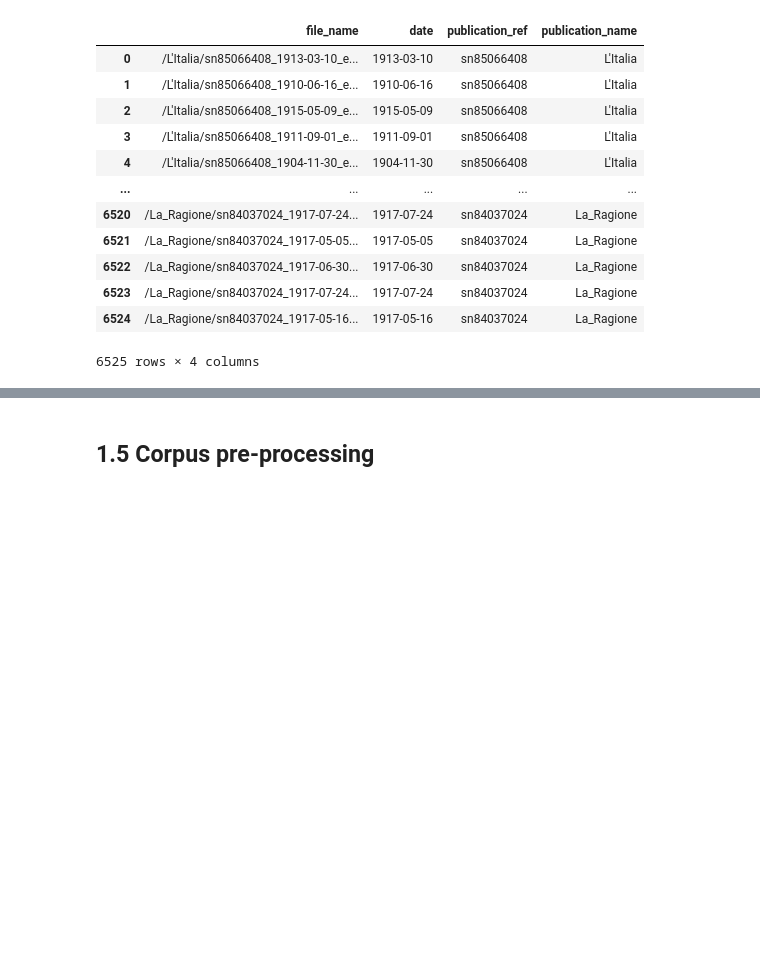
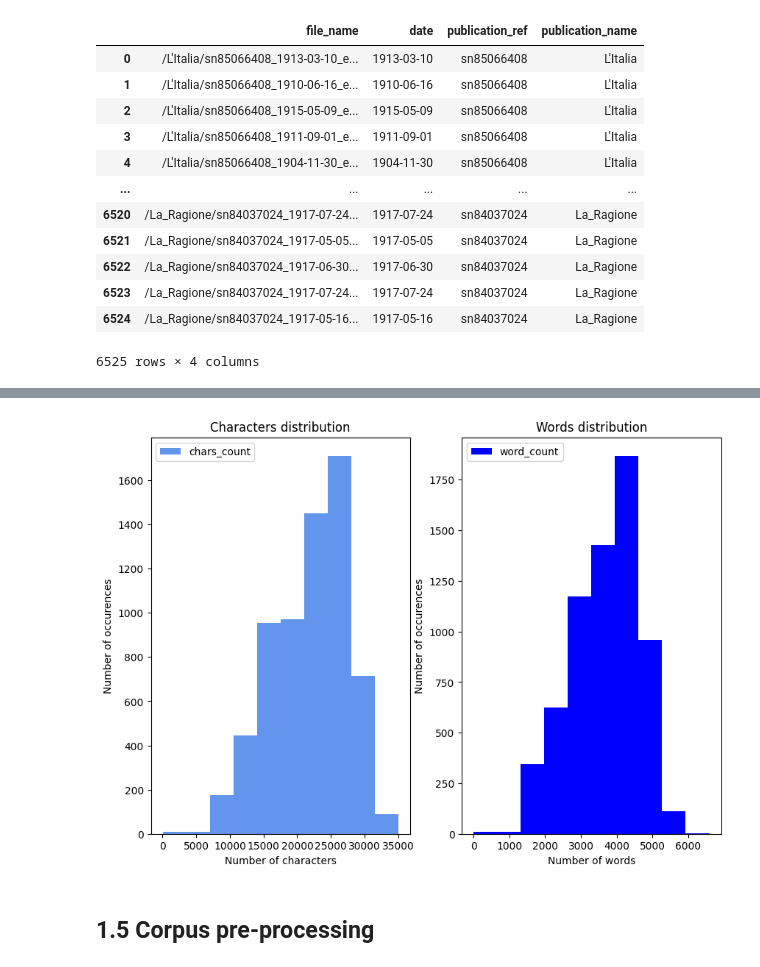
Before and after one commit to DHARPA-Project/TopicModelling-, a Jupyter notebook: topic_modelling.ipynb, the cells around one changed output, grey strips where cells are left out. Cells and saved outputs as stored; diff of their text form; code cells hidden in the pictures; blank space fills up the shorter version.

```diff
--- a/topic_modelling.ipynb
+++ b/topic_modelling.ipynb
@@ -321,3 +323,21 @@ subset_df
+# %%
+fig = plt.figure(figsize=(10,7))
+plt.subplot(121)
+plt.hist([subset_df.chars_count], bins = 10, color = ['cornflowerblue'],
+        label = ['chars_count'])
+plt.ylabel('Number of occurences')
+plt.xlabel('Number of characters')
+plt.title('Characters distribution')
+plt.legend()
+plt.subplot(122)
+plt.hist([subset_df.words_count], bins = 10, color = ['blue'],
+        label = ['words_count'])
+plt.ylabel('Number of occurences')
+plt.xlabel('Number of words')
+plt.title('Words distribution')
+plt.legend();
+# %% [output]
+[figure, added]
 # %%
 #subset_df.to_csv(output_folder + '/documents_list.csv')
 # %% [markdown]
```
Also changed, not shown: parts of 4 cells of this notebook.
